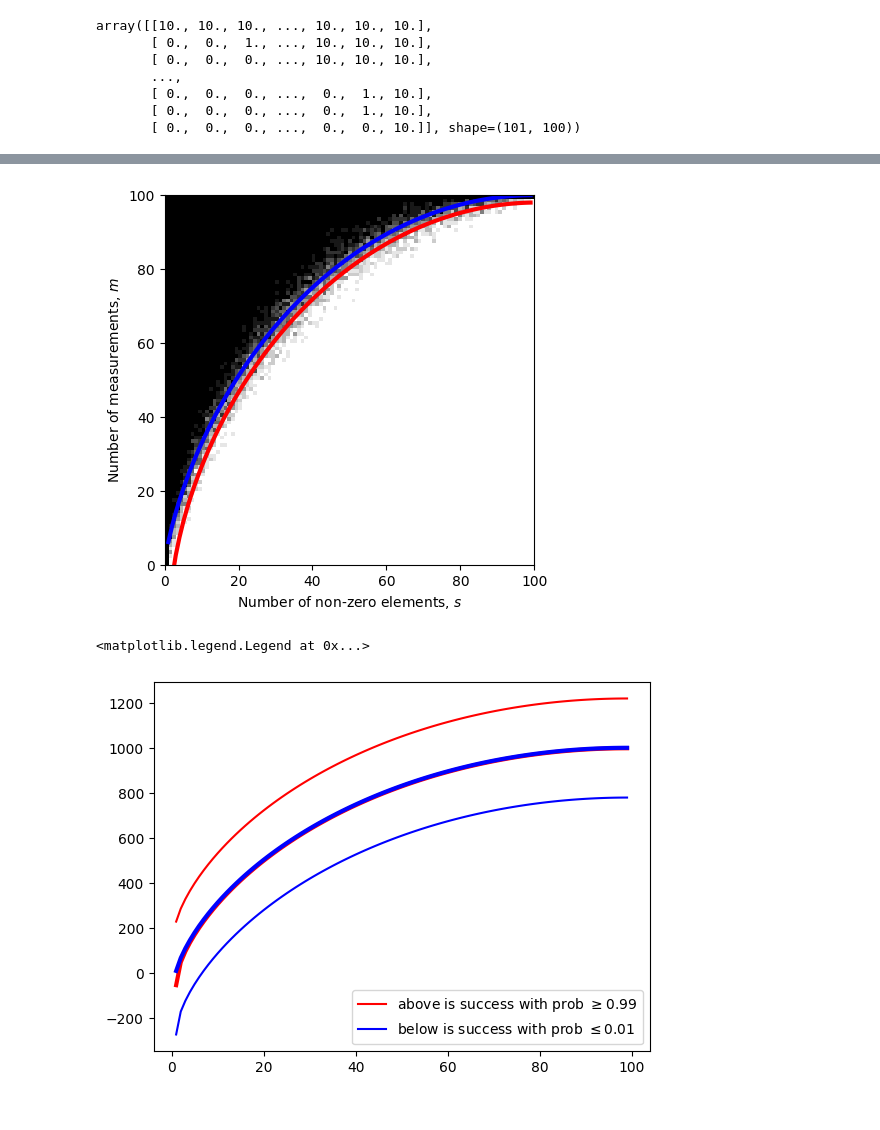
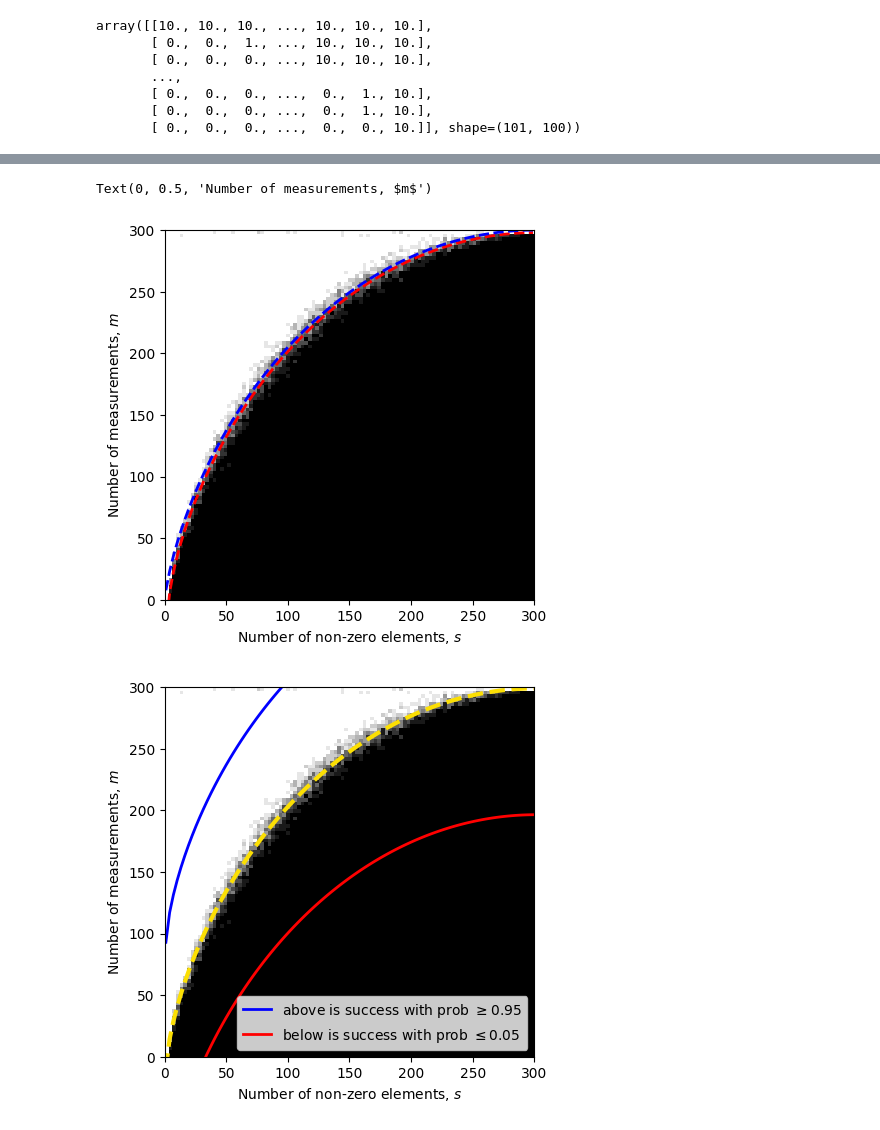
Before and after one commit to anastorr/compressed-sensing, a Jupyter notebook: compressed_sensing.ipynb, the cells around one changed output, grey strips where cells are left out. Cells and saved outputs as stored; diff of their text form; code cells hidden in the pictures.

```diff
--- a/compressed_sensing.ipynb
+++ b/compressed_sensing.ipynb
@@ -73,6 +79,3 @@ plt.plot([300, 400, 500, 600, 700, 800, 900, 1000], [np.linalg.norm(xx-x_test) f
 # %% [output]
 [<matplotlib.lines.Line2D at 0x...>]
 [figure]
-# %%
-A = np.random.normal(size=(10, 100))
-np.linalg.norm(A, ord=2)**2
@@ -89,7 +92,7 @@ np.float64(59.55170185988092)
 # %%
 x = np.zeros(100)
-x[np.random.choice(range(0, 100), size=10, replace=False)] = np.random.randint(0, 2, 10)*2-1
-ms = [10, 20, 30, 40, 50, 60, 70, 80, 90, 100]
+x[np.random.choice(range(0, 100), size=5, replace=False)] = np.random.randint(0, 2, 5)*2-1
+ms = np.linspace(1, 100, 50, dtype=int)
 As = [[np.random.normal(size=(m, 100)) for m in ms] for i in range(10)]
 ys = [[np.matmul(A, x) for A in A_sizes]for A_sizes in As]
 x
@@ -264,9 +288,9 @@ def psi(ro, tau):
     integral =  (1+tau**2)*(1-erf(tau*np.sqrt(0.5))) - np.sqrt(2/np.pi)*tau*np.e**(-tau**2*0.5)
     return ro*(1+tau**2) + (1-ro)*integral
 # %%
-s = np.linspace(1, 99, 99)
+s = np.linspace(1, 299, 99)
 psi_ro = np.zeros(99)
 for i in range(99):
-    tau_opt = sc.optimize.root_scalar(lambda tau: eq46(tau, s[i]/100), bracket=(0.0001, 5)).root
-    psi_ro[i] = psi(s[i]/100, tau_opt)
+    tau_opt = sc.optimize.root_scalar(lambda tau: eq46(tau, s[i]/300), bracket=(0.0001, 5)).root
+    psi_ro[i] = psi(s[i]/300, tau_opt)
 # %%
@@ -278,34 +302,38 @@ plt.plot(s/100, psi_ro, c='red')
 stat_dim_lower = 100*psi_ro - 100*2/np.sqrt(s*100)
 stat_dim_upper = 100*psi_ro
 # %%
-plt.plot(s, stat_dim_lower, c='red', linewidth=3)
-plt.plot(s, stat_dim_upper, c='blue', linewidth=3)
-plt.imshow(is_successful.sum(axis=2).T, cmap='binary', extent=[0, 100, 0, 100], origin='lower')
+plt.plot(s, stat_dim_lower, 'r--', linewidth=2)
+plt.plot(s, stat_dim_upper, 'b--', linewidth=2)
+plt.imshow(is_successful.sum(axis=2).T, cmap='binary_r', extent=[0, 100, 0, 100], origin='lower')
 plt.xlabel("Number of non-zero elements, $s$")
 plt.ylabel("Number of measurements, $m$")
-plt.show()
+plt.savefig("report/pictures/statistical_dimension.png", dpi=300, bbox_inches='tight')
 # %% [output]
+Text(0, 0.5, 'Number of measurements, $m$')
-[figure, old version]
+[figure, new version]
 # %%
-def transition_phase(prob, dim=100, N_points=100):
-    s = np.linspace(1, dim-1, N_points-1)
-    psi_ro = np.zeros(N_points-1)
-    for i in range(N_points-1):
+def transition_phase(prob, s, dim):
+    # s = np.linspace(1, dim-1, N_points-1)
+    psi_ro = np.zeros(s.shape)
+    for i in range(s.shape[0]):
         tau_opt = sc.optimize.root_scalar(lambda tau: eq46(tau, s[i]/dim), bracket=(0.0001, 5)).root
         psi_ro[i] = psi(s[i]/dim, tau_opt)
     stat_dim_lower = dim * psi_ro - dim * 2 / np.sqrt(s * dim)
     stat_dim_upper = dim * psi_ro
-    m_lower = stat_dim_upper + np.sqrt(8*np.log(4/prob))*np.sqrt(dim)
-    m_upper = stat_dim_lower - np.sqrt(8*np.log(4/prob))*np.sqrt(dim)
-    return (m_lower, m_upper, stat_dim_lower, stat_dim_upper)
+    m_success = (stat_dim_upper+stat_dim_lower)/2 + np.sqrt(8*np.log(4/prob))*np.sqrt(dim)
+    m_fail = (stat_dim_upper+stat_dim_lower)/2 - np.sqrt(8*np.log(4/prob))*np.sqrt(dim)
+    return m_success, m_fail, stat_dim_lower, stat_dim_upper
 # %%
-eta = 0.01
-m_low, m_up, stat_dim_lower, stat_dim_upper = transition_phase(eta, dim=1000, N_points=100)
-plt.plot(s, m_low, c='red', label=f"above is success with prob $\\geq {round(1-eta, 2)}$")
-plt.plot(s, m_up, c='blue', label=f"below is success with prob $\\leq {eta}$")
-plt.plot(s, stat_dim_lower, c='red', linewidth=3)
-plt.plot(s, stat_dim_upper, c='blue', linewidth=3)
-plt.legend()
+eta = 0.05
+m_success, m_fail, stat_dim_lower, stat_dim_upper = transition_phase(eta, dim=300)
+s = np.linspace(1, 300, 99)
+plt.plot(s, m_success, c='blue', label=f"above is success with prob $\\geq {round(1-eta, 2)}$", lw=2)
+plt.plot(s, m_fail, c='red', label=f"below is success with prob $\\leq {eta}$", lw=2)
+plt.plot(s, (stat_dim_upper+stat_dim_lower)/2, '--', color="#fcdf03", linewidth=3)
+plt.xlabel("Number of non-zero elements, $s$")
+plt.ylabel("Number of measurements, $m$")
+plt.imshow(is_successful.sum(axis=2).T, cmap='binary_r', extent=(0, 300, 0, 300), origin='lower')
+plt.legend(loc="lower right")
+plt.savefig("report/pictures/lote_estimates_d300.png", dpi=300, bbox_inches='tight')
 # %% [output]
-<matplotlib.legend.Legend at 0x...>
-[figure, old version]
+[figure, new version]
```
Also changed, not shown: parts of 30 cells of this notebook.
